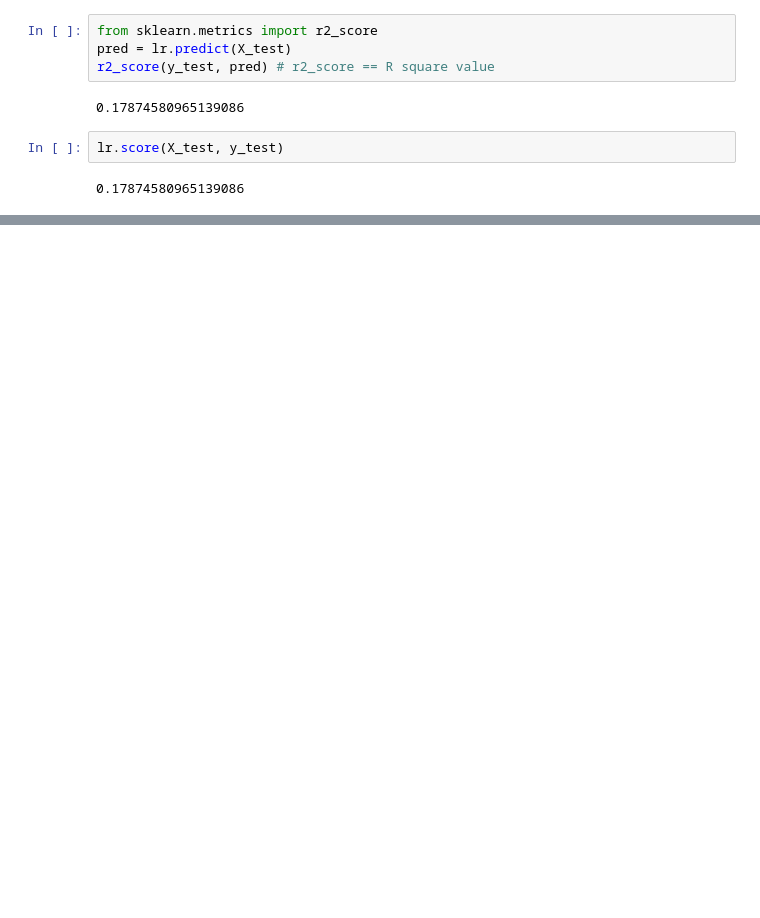
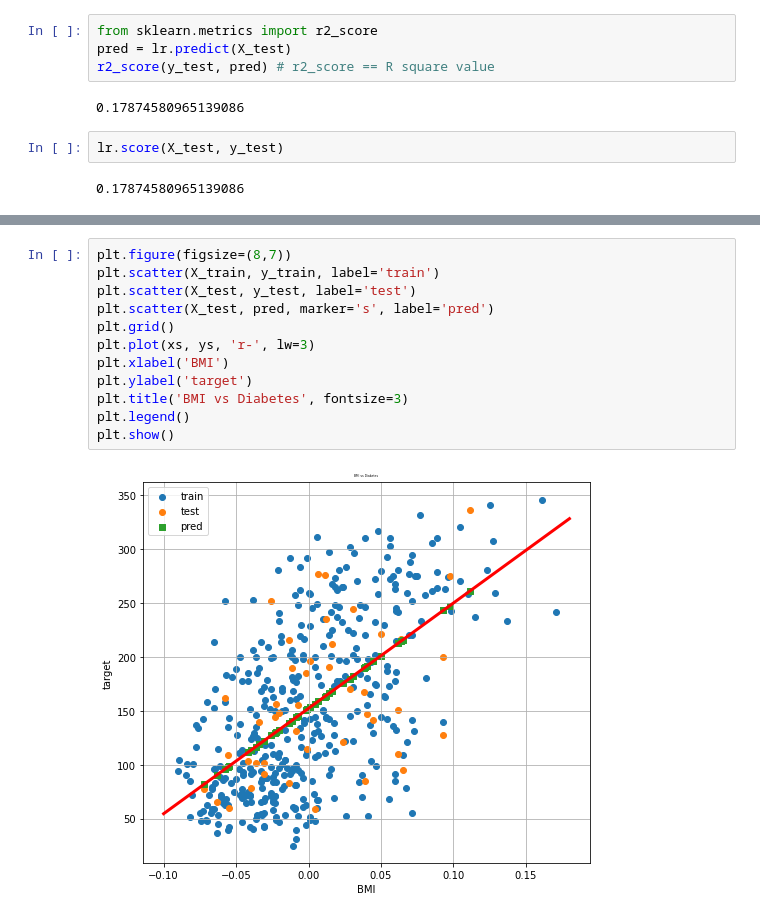
Before and after one commit to youngai1112/MachineLearning, a Jupyter notebook: 04.회귀/02.단순선형회귀.ipynb, the cells around one changed output, grey strips where cells are left out. Cells and saved outputs as stored; diff of their text form; blank space fills up the shorter version.

```diff
--- a/04.회귀/02.단순선형회귀.ipynb
+++ b/04.회귀/02.단순선형회귀.ipynb
@@ -95,0 +122,14 @@ lr.score(X_test, y_test)
+# %%
+plt.figure(figsize=(8,7))
+plt.scatter(X_train, y_train, label='train')
+plt.scatter(X_test, y_test, label='test')
+plt.scatter(X_test, pred, marker='s', label='pred')
+plt.grid()
+plt.plot(xs, ys, 'r-', lw=3)
+plt.xlabel('BMI')
+plt.ylabel('target')
+plt.title('BMI vs Diabetes', fontsize=3)
+plt.legend()
+plt.show()
+# %% [output]
+[figure, added]
```
Also changed, not shown: parts of 18 cells of this notebook, 1 other file.
